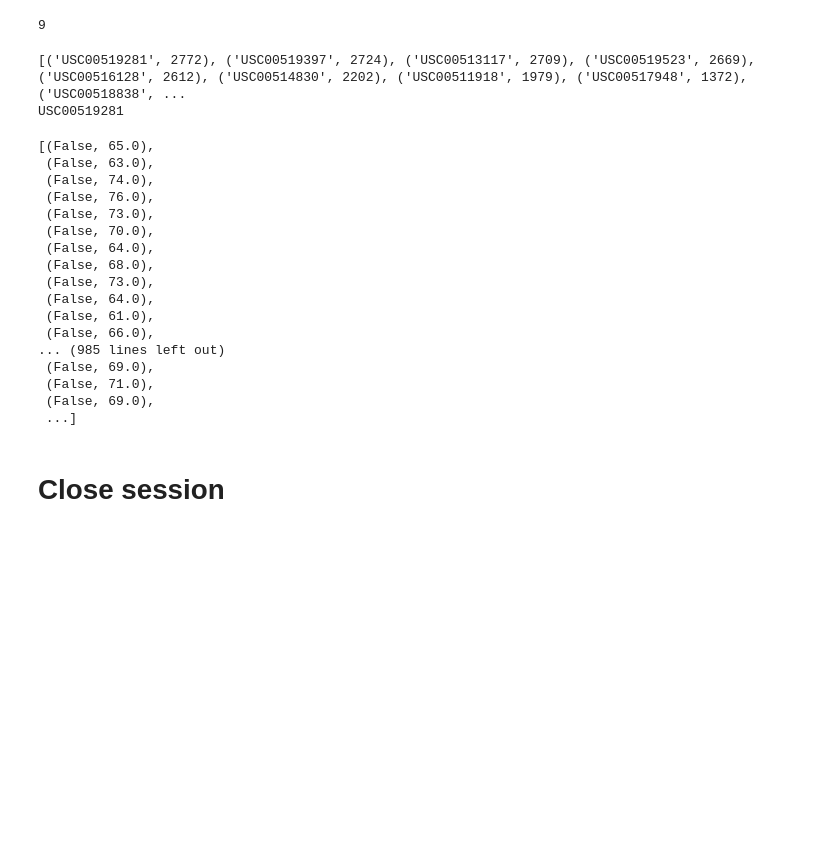
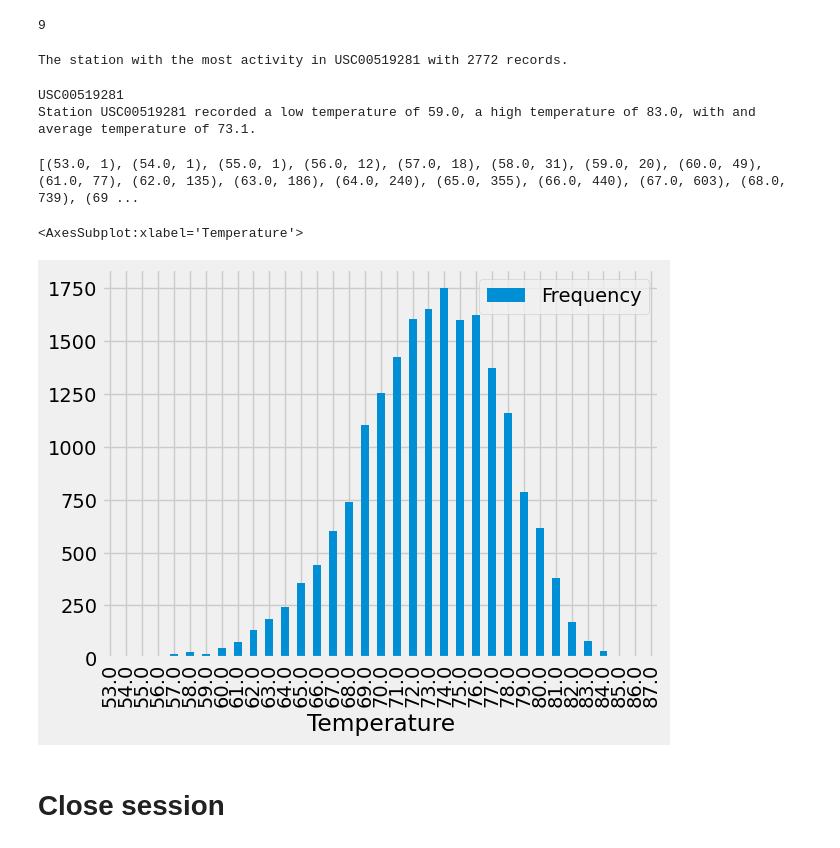
Before and after one commit to bjhepburn/sqlalchemy_challenge, a Jupyter notebook: HangTen/climate_starter.ipynb, the cells around one changed output. Cells and saved outputs as stored; diff of their text form; code cells hidden in the pictures; blank space fills up the shorter version.

```diff
--- a/HangTen/climate_starter.ipynb
+++ b/HangTen/climate_starter.ipynb
@@ -108,35 +108,33 @@ print(station_count)
 # List the stations and the counts in descending order.
 station_activity = session.query(Measurement.station, func.count(Measurement.station))\
 .group_by(Measurement.station).order_by(func.count(Measurement.station).desc()).all()
-print(station_activity)
+print(f'The station with the most activity is {station_activity[0][0]} with {station_activity[0][1]} records.')
 # %% [output]
-[('USC00519281', 2772), ('USC00519397', 2724), ('USC00513117', 2709), ('USC00519523', 2669), ('USC00516128', 2612), ('USC00514830', 2202), ('USC00511918', 1979), ('USC00517948', 1372), ('USC00518838', ...
-USC00519281
+The station with the most activity in USC00519281 with 2772 records.
 # %%
 # Using the most active station id from the previous query, calculate the lowest, highest, and average temperature.
 active_station = station_activity[0][0]
-session.query(Measurement.station == active_station, Measurement.tobs).all()
+low = session.query(func.min(Measurement.tobs)).filter(Measurement.station == active_station).filter(Measurement.date > query_date).all()
+high = session.query(func.max(Measurement.tobs)).filter(Measurement.station == active_station).filter(Measurement.date > query_date).all()
+avg = session.query(func.avg(Measurement.tobs)).filter(Measurement.station == active_station).filter(Measurement.date > query_date).all()
+print(f'Station {active_station} recorded a low temperature of {low[0][0]}, a high temperature of {high[0][0]}, with and average temperature of {round(avg[0][0],2)}.')
 # %% [output]
-[(False, 65.0),
- (False, 63.0),
- (False, 74.0),
- (False, 76.0),
- (False, 73.0),
- (False, 70.0),
- (False, 64.0),
- (False, 68.0),
- (False, 73.0),
- (False, 64.0),
- (False, 61.0),
- (False, 66.0),
-... (985 lines left out)
- (False, 69.0),
- (False, 71.0),
- (False, 69.0),
- ...]
+USC00519281
+Station USC00519281 recorded a low temperature of 59.0, a high temperature of 83.0, with and average temperature of 73.1.
 # %%
 # Using the most active station id
 # Query the last 12 months of temperature observation data for this station and plot the results as a histogram
+tobs_count = session.query(Measurement.tobs, func.count(Measurement.tobs)).group_by(Measurement.tobs).all()
+print(tobs_count)
+# %% [output]
+[(53.0, 1), (54.0, 1), (55.0, 1), (56.0, 12), (57.0, 18), (58.0, 31), (59.0, 20), (60.0, 49), (61.0, 77), (62.0, 135), (63.0, 186), (64.0, 240), (65.0, 355), (66.0, 440), (67.0, 603), (68.0, 739), (69 ...
+# %%
+ticks=[60,65,70,75,80]
+tobs_df = pd.DataFrame(tobs_count, columns=['Temperature','Frequency'])
+tobs_df.plot(kind='bar', x='Temperature')
+# %% [output]
+<AxesSubplot:xlabel='Temperature'>
+[figure, added]
 # %% [markdown]
 # Close session
 # %%
```
